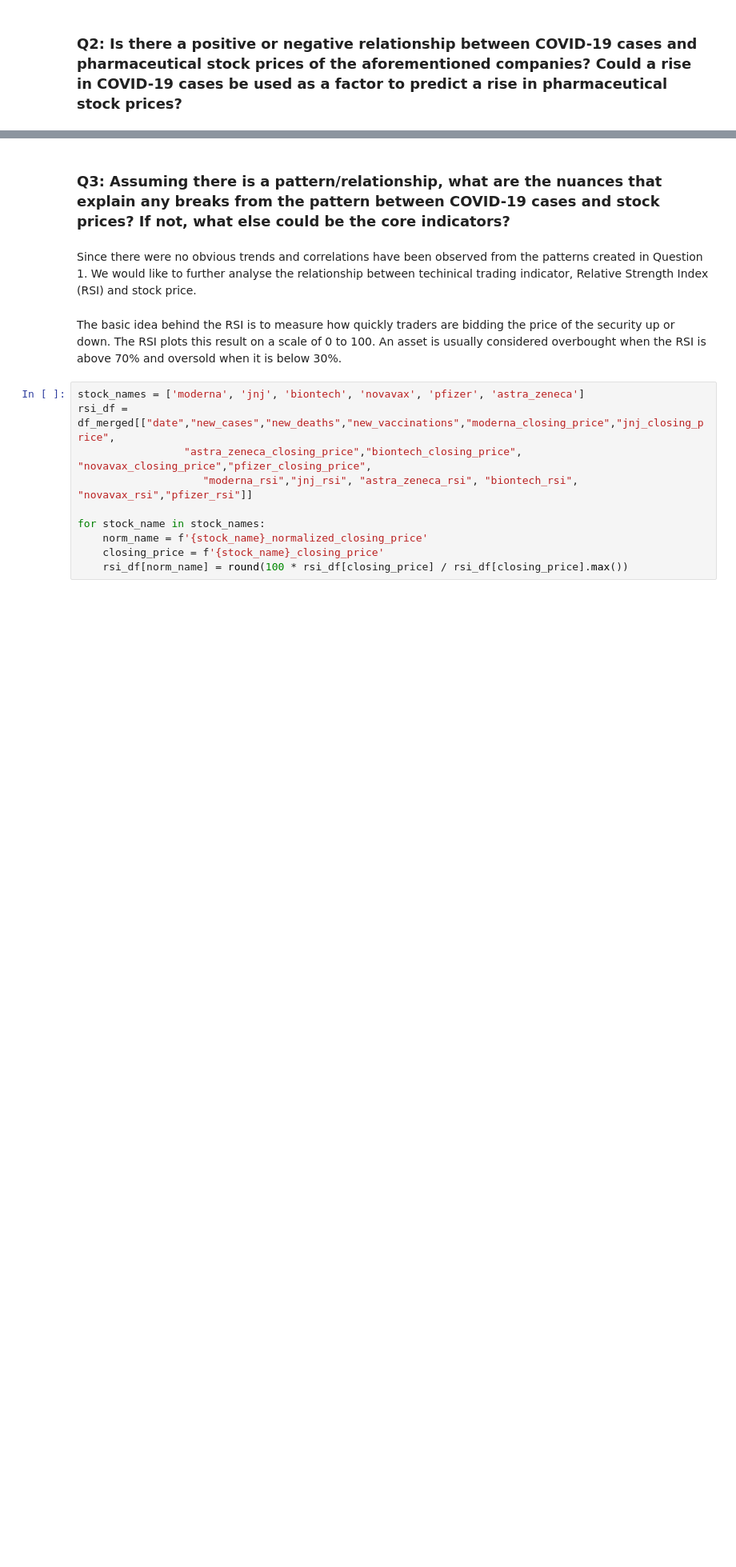
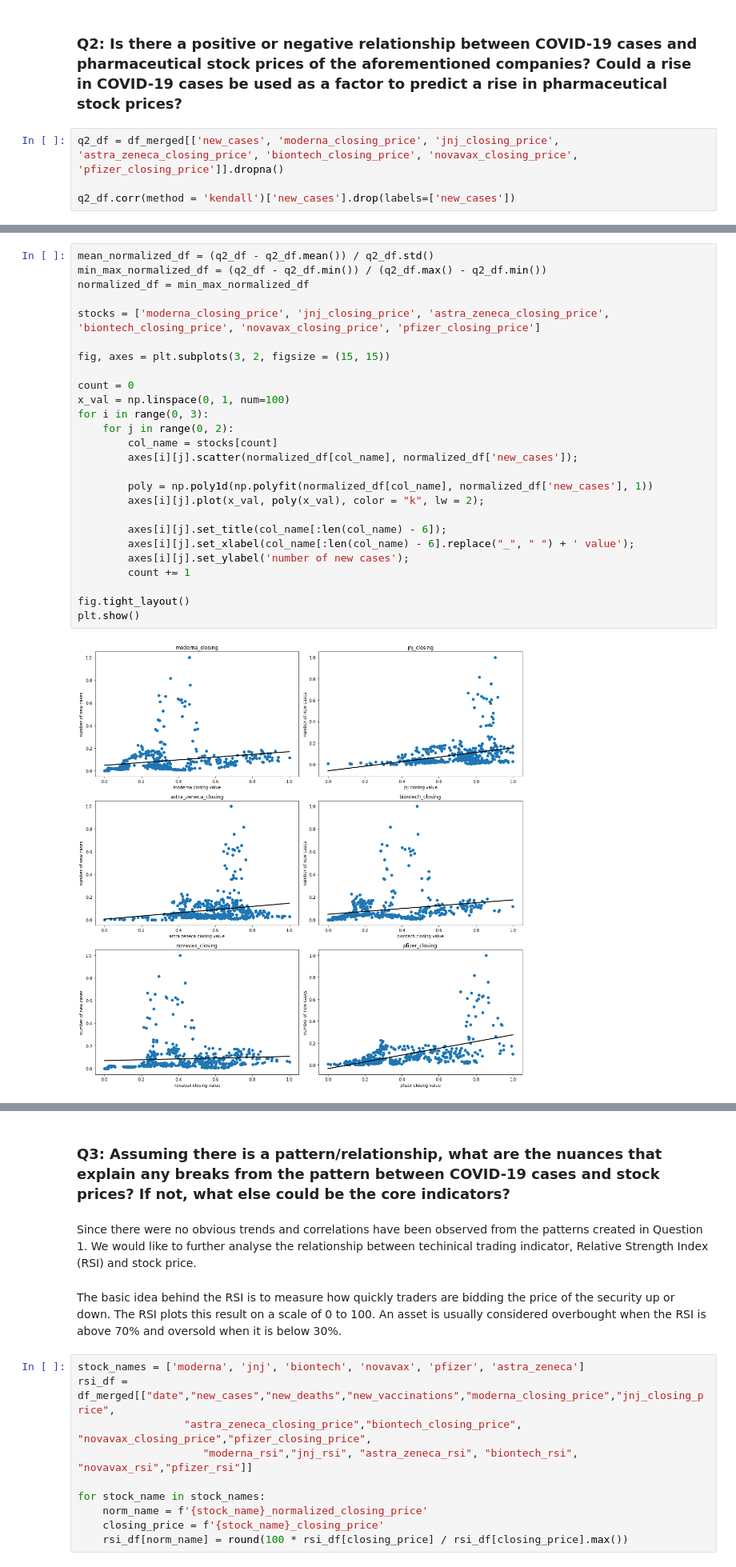
Before and after one commit to yyan17/SIADS-591, a Jupyter notebook: final_report/Vaccine Stock Analysis during the COVID-19 Pandemic.ipynb, the cells around one changed output, grey strips where cells are left out. Shown at 80% size. Saved outputs shown, nothing was run; the diff lists cells and outputs as text; blank space fills up the shorter version.

```diff
--- a/final_report/Vaccine Stock Analysis during the COVID-19 Pandemic.ipynb
+++ b/final_report/Vaccine Stock Analysis during the COVID-19 Pandemic.ipynb
@@ -356,3 +386,7 @@ y = alt.vconcat(charts[3], charts[4], charts[5])
 # %% [markdown]
 <h3>Q2: Is there a positive or negative relationship between COVID-19 cases and pharmaceutical stock prices of the aforementioned companies? Could a rise in COVID-19 cases be used as a factor to predict a rise in pharmaceutical stock prices?
 </h3>
+# %%
+q2_df = df_merged[['new_cases', 'moderna_closing_price', 'jnj_closing_price', 'astra_zeneca_closing_price', 'biontech_closing_price', 'novavax_closing_price', 'pfizer_closing_price']].dropna()
+
+q2_df.corr(method = 'kendall')['new_cases'].drop(labels=['new_cases'])
@@ -358,0 +401,28 @@ y = alt.vconcat(charts[3], charts[4], charts[5])
+# %%
+mean_normalized_df = (q2_df - q2_df.mean()) / q2_df.std()
+min_max_normalized_df = (q2_df - q2_df.min()) / (q2_df.max() - q2_df.min())
+normalized_df = min_max_normalized_df
+
+stocks = ['moderna_closing_price', 'jnj_closing_price', 'astra_zeneca_closing_price', 'biontech_closing_price', 'novavax_closing_price', 'pfizer_closing_price']
+
+fig, axes = plt.subplots(3, 2, figsize = (15, 15))
+
+count = 0
+x_val = np.linspace(0, 1, num=100)
+for i in range(0, 3):
+    for j in range(0, 2):
+        col_name = stocks[count]
+        axes[i][j].scatter(normalized_df[col_name], normalized_df['new_cases']);
+
+        poly = np.poly1d(np.polyfit(normalized_df[col_name], normalized_df['new_cases'], 1))
+        axes[i][j].plot(x_val, poly(x_val), color = "k", lw = 2);
+
+        axes[i][j].set_title(col_name[:len(col_name) - 6]);
+        axes[i][j].set_xlabel(col_name[:len(col_name) - 6].replace("_", " ") + ' value');
+        axes[i][j].set_ylabel('number of new cases');
+        count += 1
+
+fig.tight_layout()
+plt.show()
+# %% [output]
+[figure, added]
```
Also changed, not shown: parts of 9 cells of this notebook.
